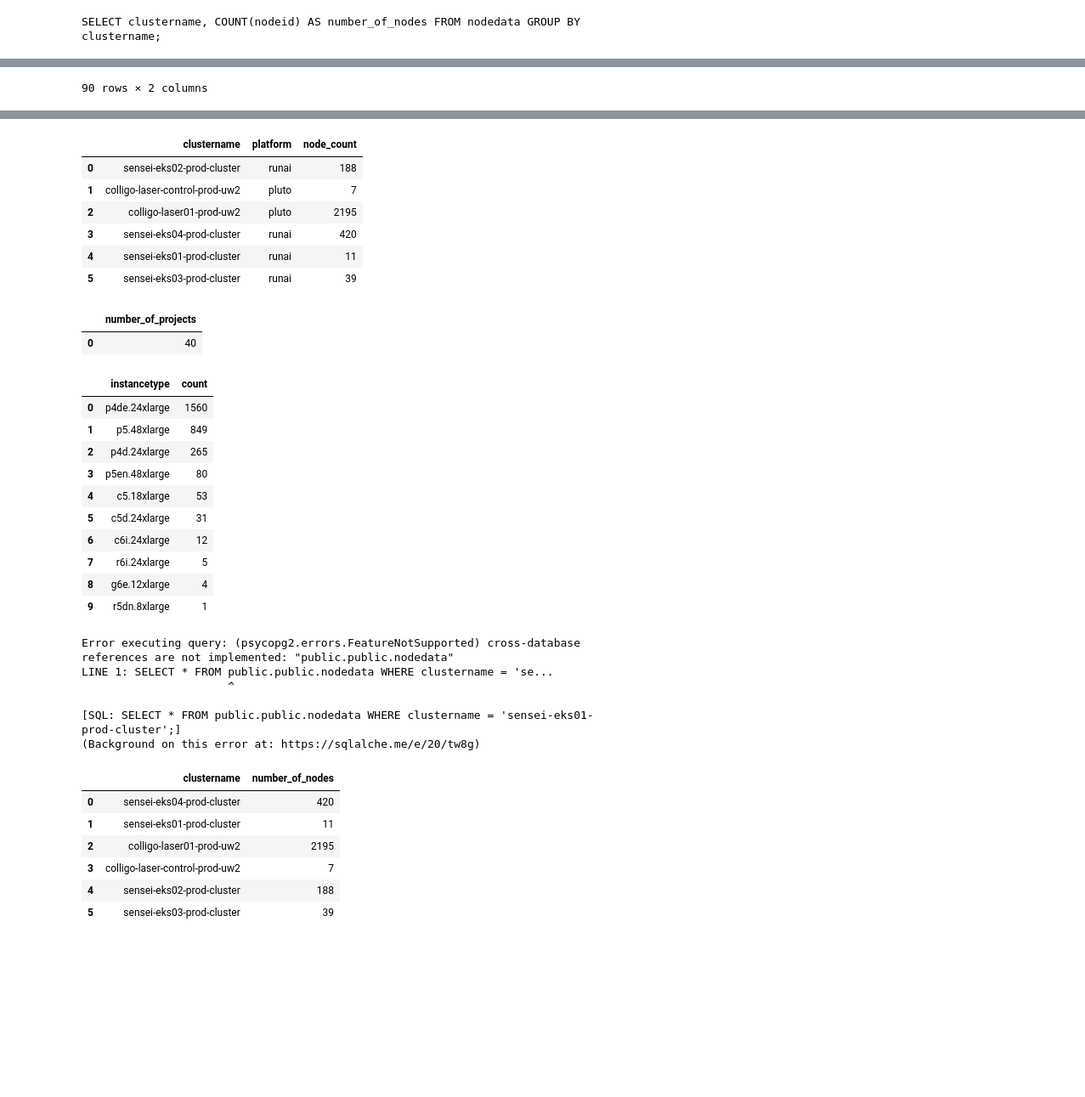
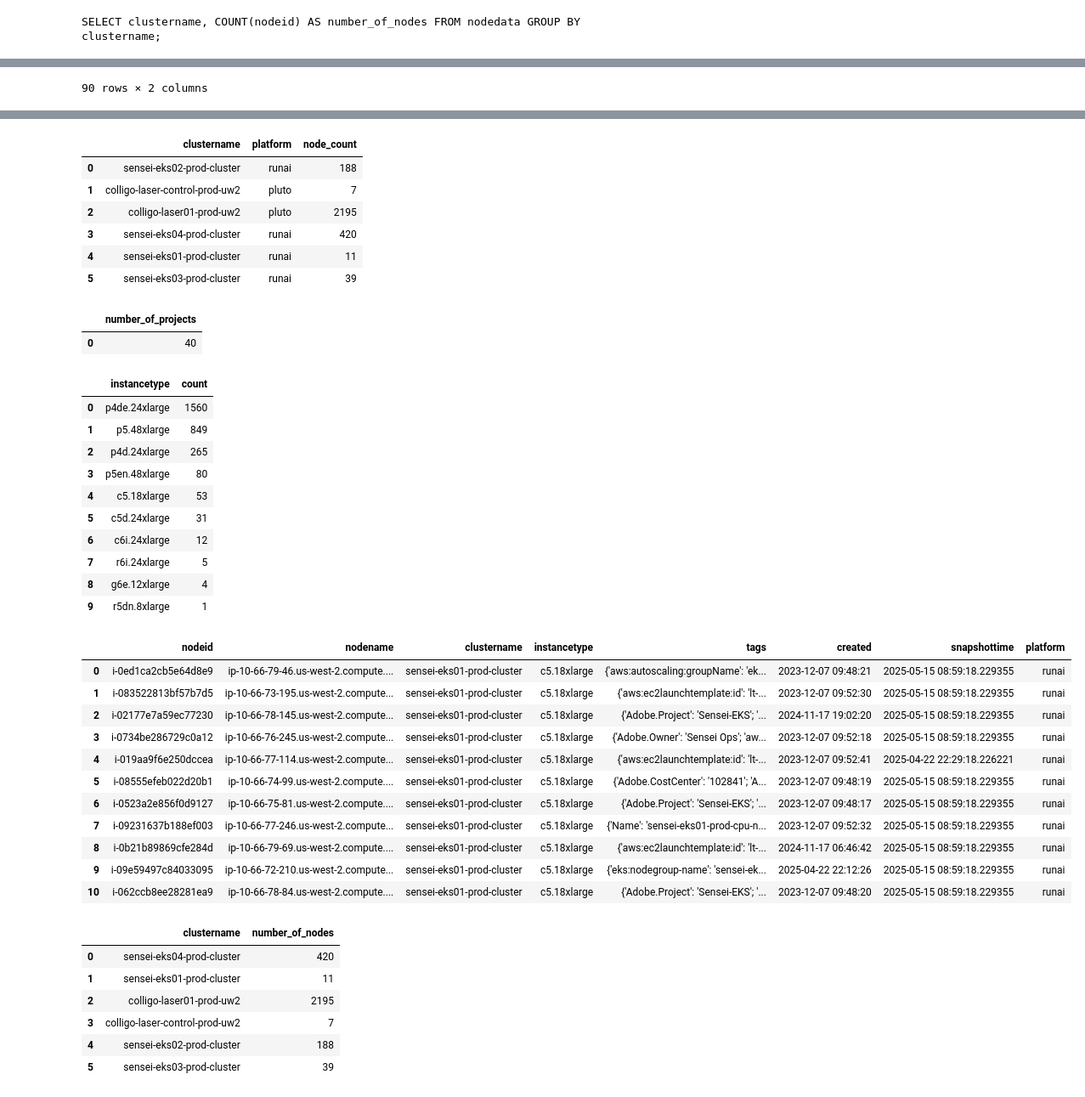
Before and after one commit to AdityaRajIITK/XIYAN-SQL-Multi-Table, a Jupyter notebook: Jiyan.ipynb, the cells around one changed output, grey strips where cells are left out. Shown at 85% size. Cells and saved outputs as stored; diff of their text form; code cells hidden in the pictures; blank space fills up the shorter version.

Commit message:
Fix schema generation and update SQL queries

```diff
--- a/Jiyan.ipynb
+++ b/Jiyan.ipynb
@@ -13,13 +13,16 @@ from schema_engine import SchemaEngine
 schema_engine = SchemaEngine(
     engine=db_engine,
     db_name="data",
-    schema='public',  # PostgreSQL default schema
+    schema="public",
+    include_tables=[
+        "poddata", "nodedata", "costs_data", "projectdata",
+        "initiativedata", "instance_type_metadata", "metrics"
+    ]
 )
+
 mschema = schema_engine.mschema
 mschema_str = mschema.to_mschema()
 print(mschema_str)
-db_name="data"
-mschema.save(f'./{db_name}.json')
 # %% [output]
 【DB_ID】 data
 【Schema】
@@ -40 +43,7 @@ mschema.save(f'./{db_name}.json')
 ]
+# %%
+import re
+mschema_str_fixed = re.sub(r'public\.public\.(\w+)', r'\1', mschema_str)
+
+# Print the corrected schema
+print(mschema_str_fixed)
@@ -53,7 +80,7 @@ model = AutoModelForCausalLM.from_pretrained(
     trust_remote_code=True
 )
 tokenizer = AutoTokenizer.from_pretrained(model_name)
-schema_str = mschema_str
+schema_str = mschema_str_fixed
 # %% [output]
 Some parameters are on the meta device because they were offloaded to the disk.
 # %%
@@ -121,0 +241,17 @@ def generate_sql(question, dialect="PostgreSQL", evidence="", temperature=0.1, t
+# %%
+import json
+results = []
+i = 0;
+for q in questions:
+    print(i)
+    i += 1
+    sql_query = generate_sql(q)
+    results.append({
+        "question": q,
+        "query": sql_query
+    })
+
+with open("generated_queries.json", "w") as f:
+    json.dump(results, f, indent=2)
+
+print("Saved generated queries to generated_queries.json")
@@ -193,7 +347,7 @@ try:
 except Exception as e:
     print(f"Error executing query: {e}")
 try:
-    result = pd.read_sql_query("SELECT * FROM public.public.nodedata WHERE clustername = 'sensei-eks01-prod-cluster';", engine)
+    result = pd.read_sql_query("SELECT * FROM nodedata WHERE clustername = 'sensei-eks01-prod-cluster';", engine)
     display(result)
 except Exception as e:
     print(f"Error executing query: {e}")
@@ -229,43 +383,49 @@ except Exception as e:
 | 6 | 300610508385 |
 | 7 | 300610508385 |
 | 8 | 300610508385 |
 | 9 | 300610508385 |
 | ... | ... |
 | 25 | 300610508385 |
 | 26 | 300610508385 |
 | 27 | 300610508385 |
 | 28 | 300610508385 |
 | 29 | 300610508385 |
 |  | clustername | platform | node_count |
 | 0 | sensei-eks02-prod-cluster | runai | 188 |
 | 1 | colligo-laser-control-prod-uw2 | pluto | 7 |
 | 2 | colligo-laser01-prod-uw2 | pluto | 2195 |
 | 3 | sensei-eks04-prod-cluster | runai | 420 |
 | 4 | sensei-eks01-prod-cluster | runai | 11 |
 | 5 | sensei-eks03-prod-cluster | runai | 39 |
 |  | number_of_projects |
 | 0 | 40 |
 |  | instancetype | count |
 | 0 | p4de.24xlarge | 1560 |
 | 1 | p5.48xlarge | 849 |
 | 2 | p4d.24xlarge | 265 |
 | 3 | p5en.48xlarge | 80 |
 | 4 | c5.18xlarge | 53 |
 | 5 | c5d.24xlarge | 31 |
 | 6 | c6i.24xlarge | 12 |
 | 7 | r6i.24xlarge | 5 |
 | 8 | g6e.12xlarge | 4 |
 | 9 | r5dn.8xlarge | 1 |
-Error executing query: (psycopg2.errors.FeatureNotSupported) cross-database references are not implemented: "public.public.nodedata"
-LINE 1: SELECT * FROM public.public.nodedata WHERE clustername = 'se...
-                      ^
-
-[SQL: SELECT * FROM public.public.nodedata WHERE clustername = 'sensei-eks01-prod-cluster';]
-(Background on this error at: https://sqlalche.me/e/20/tw8g)
-|  | clustername | number_of_nodes |
-| 0 | sensei-eks04-prod-cluster | 420 |
-| 1 | sensei-eks01-prod-cluster | 11 |
-| 2 | colligo-laser01-prod-uw2 | 2195 |
-| 3 | colligo-laser-control-prod-uw2 | 7 |
-| 4 | sensei-eks02-prod-cluster | 188 |
-| 5 | sensei-eks03-prod-cluster | 39 |
+|  | nodeid | nodename | clustername | instancetype | tags | created | snapshottime | platform |
+| 0 | i-0ed1ca2cb5e64d8e9 | ip-10-66-79-46.us-west-2.compute.... | sensei-eks01-prod-cluster | c5.18xlarge | {'aws:autoscaling:groupName': 'ek... | 2023-12-07 09:48:21 | 2025-05-15 08:59:18.229355 | runai |
+| 1 | i-083522813bf57b7d5 | ip-10-66-73-195.us-west-2.compute... | sensei-eks01-prod-cluster | c5.18xlarge | {'aws:ec2launchtemplate:id': 'lt-... | 2023-12-07 09:52:30 | 2025-05-15 08:59:18.229355 | runai |
+| 2 | i-02177e7a59ec77230 | ip-10-66-78-145.us-west-2.compute... | sensei-eks01-prod-cluster | c5.18xlarge | {'Adobe.Project': 'Sensei-EKS'; '... | 2024-11-17 19:02:20 | 2025-05-15 08:59:18.229355 | runai |
+| 3 | i-0734be286729c0a12 | ip-10-66-76-245.us-west-2.compute... | sensei-eks01-prod-cluster | c5.18xlarge | {'Adobe.Owner': 'Sensei Ops'; 'aw... | 2023-12-07 09:52:18 | 2025-05-15 08:59:18.229355 | runai |
+| 4 | i-019aa9f6e250dccea | ip-10-66-77-114.us-west-2.compute... | sensei-eks01-prod-cluster | c5.18xlarge | {'aws:ec2launchtemplate:id': 'lt-... | 2023-12-07 09:52:41 | 2025-04-22 22:29:18.226221 | runai |
+| 5 | i-08555efeb022d20b1 | ip-10-66-74-99.us-west-2.compute.... | sensei-eks01-prod-cluster | c5.18xlarge | {'Adobe.CostCenter': '102841'; 'A... | 2023-12-07 09:48:19 | 2025-05-15 08:59:18.229355 | runai |
+| 6 | i-0523a2e856f0d9127 | ip-10-66-75-81.us-west-2.compute.... | sensei-eks01-prod-cluster | c5.18xlarge | {'Adobe.Project': 'Sensei-EKS'; '... | 2023-12-07 09:48:17 | 2025-05-15 08:59:18.229355 | runai |
+| 7 | i-09231637b188ef003 | ip-10-66-77-246.us-west-2.compute... | sensei-eks01-prod-cluster | c5.18xlarge | {'Name': 'sensei-eks01-prod-cpu-n... | 2023-12-07 09:52:32 | 2025-05-15 08:59:18.229355 | runai |
+| 8 | i-0b21b89869cfe284d | ip-10-66-79-69.us-west-2.compute.... | sensei-eks01-prod-cluster | c5.18xlarge | {'aws:ec2launchtemplate:id': 'lt-... | 2024-11-17 06:46:42 | 2025-05-15 08:59:18.229355 | runai |
+| 9 | i-09e59497c84033095 | ip-10-66-72-210.us-west-2.compute... | sensei-eks01-prod-cluster | c5.18xlarge | {'eks:nodegroup-name': 'sensei-ek... | 2025-04-22 22:12:26 | 2025-05-15 08:59:18.229355 | runai |
+| 10 | i-062ccb8ee28281ea9 | ip-10-66-78-84.us-west-2.compute.... | sensei-eks01-prod-cluster | c5.18xlarge | {'Adobe.Project': 'Sensei-EKS'; '... | 2023-12-07 09:48:20 | 2025-05-15 08:59:18.229355 | runai |
+|  | clustername | number_of_nodes |
+| 0 | sensei-eks04-prod-cluster | 420 |
+| 1 | sensei-eks01-prod-cluster | 11 |
+| 2 | colligo-laser01-prod-uw2 | 2195 |
+| 3 | colligo-laser-control-prod-uw2 | 7 |
+| 4 | sensei-eks02-prod-cluster | 188 |
+| 5 | sensei-eks03-prod-cluster | 39 |
```
Also changed, not shown: parts of 7 cells of this notebook, 3 other files.
